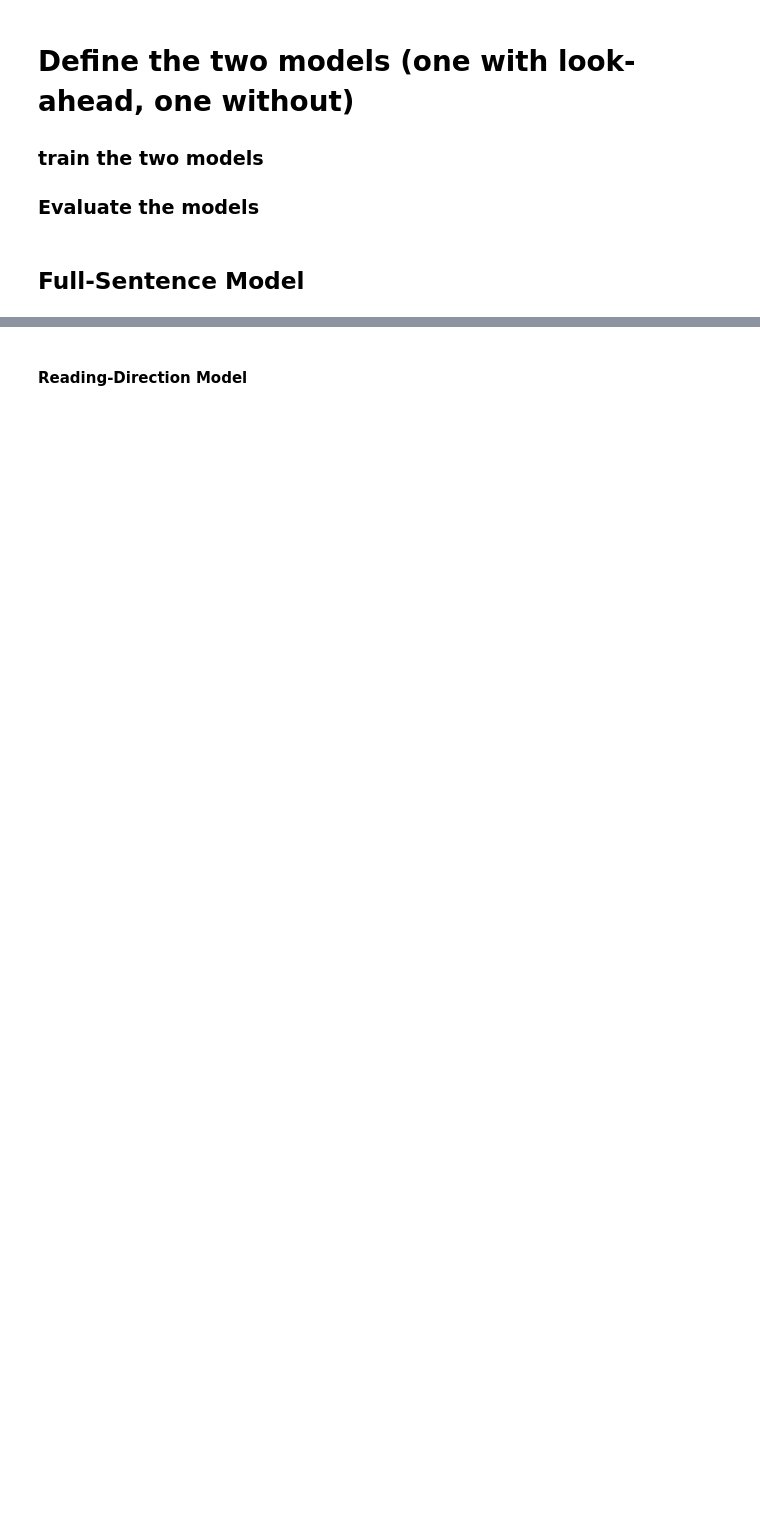
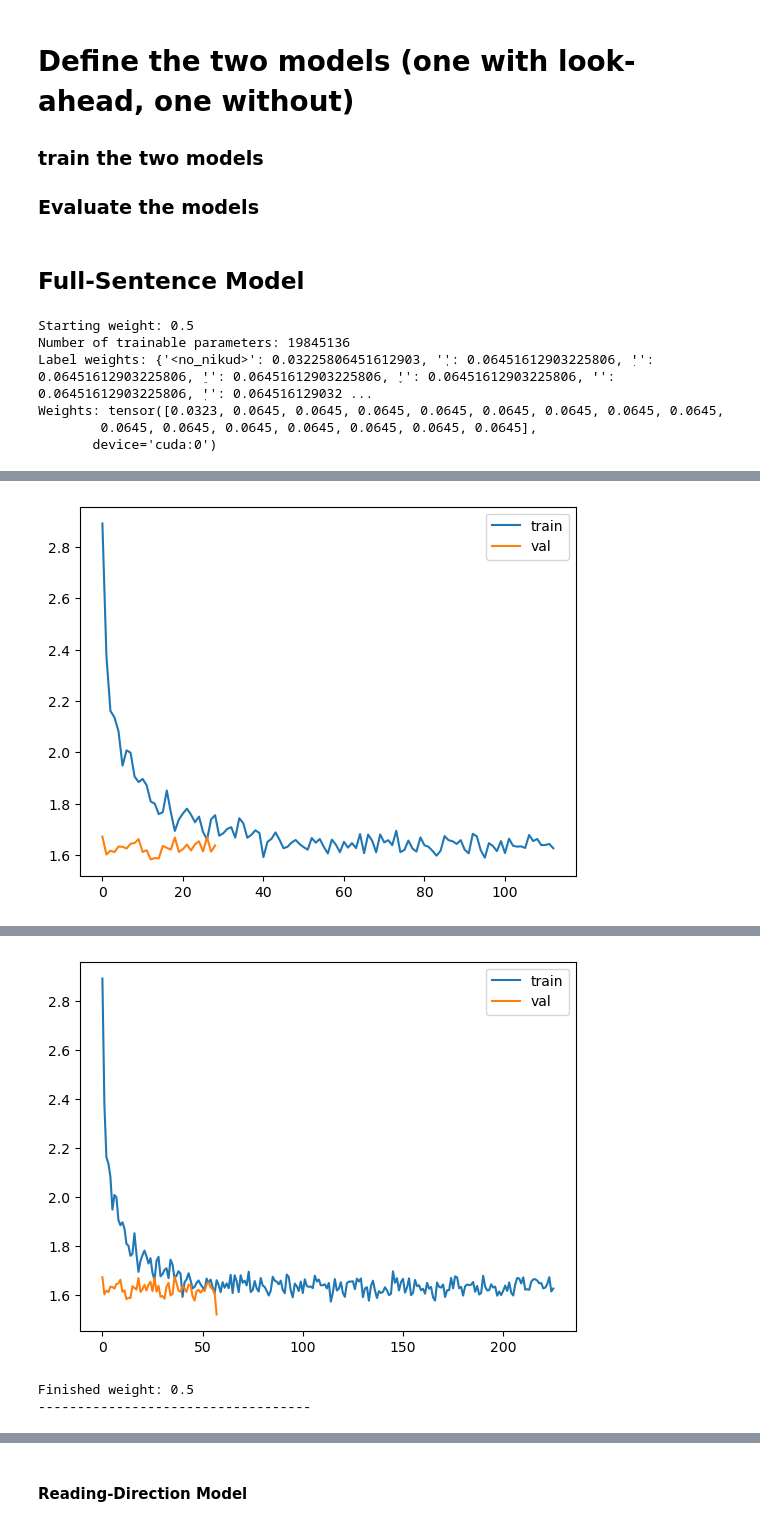
Before and after one commit to Lior-Baruch/Partial_Diacritization, a Jupyter notebook: PunctuationRestoration_DualModel.ipynb, the cells around one changed output, grey strips where cells are left out. Drawn from its saved outputs; the diff is of its cells as text; code cells hidden in the pictures; blank space fills up the shorter version.

Commit message:
implemented ipynb for transformer with masks

```diff
--- a/PunctuationRestoration_DualModel.ipynb
+++ b/PunctuationRestoration_DualModel.ipynb
@@ -702,18 +761,18 @@ print("train dataset[0] keys: ", train_dataset[0].keys())
 
 embedding_dim = 512
 
-class FullSentenceModel(nn.Module):
+class FullSentenceModel(nn.Module): # change transformer input/output like lstm
     """ Transformer model for Nikud restoration. """
-    def __init__(self, vocab_size, embedding_dim=512, nhead=8, num_layers=6, output_dim=len(label_to_id), dropout=0.1):
+    def __init__(self, vocab_size, embedding_dim=64, nhead=8, num_layers=6, output_dim=len(label_to_id), dropout=0.1):
         super(FullSentenceModel, self).__init__()
 
         # Non-pretrained embedding layer
         self.embedding = nn.Embedding(num_embeddings=vocab_size, embedding_dim=embedding_dim, padding_idx=0)
 
-        self.transformer = nn.Transformer(d_model=embedding_dim, nhead=nhead, num_encoder_layers=num_layers, num_decoder_layers=num_layers, dropout=dropout, activation='relu')
+        # self.transformer = nn.Transformer(d_model=embedding_dim, nhead=nhead, num_encoder_layers=num_layers, num_decoder_layers=num_layers, dropout=dropout, activation='relu')
 
         # try with just encoder
-        #self.transformer = nn.TransformerEncoder(nn.TransformerEncoderLayer(d_model=embedding_dim, nhead=nhead, dropout=dropout), num_layers=num_layers)
+        self.transformer = nn.TransformerEncoder(nn.TransformerEncoderLayer(d_model=embedding_dim, nhead=nhead, dropout=dropout), num_layers=num_layers)
 
         self.fc = nn.Linear(embedding_dim, output_dim)
 
@@ -723,8 +782,8 @@ class FullSentenceModel(nn.Module):
         characters_embeddings = self.embedding(sentence)
 
         # Pass through transformer
-        characters_after_transformer_layers = self.transformer(characters_embeddings, characters_embeddings)
-        #characters_after_transformer_layers = self.transformer(characters_embeddings)
+        #characters_after_transformer_layers = self.transformer(characters_embeddings, characters_embeddings) # tgt = Nikud, need to add mask
+        characters_after_transformer_layers = self.transformer(characters_embeddings)
 
         # Pass through fully connected layer
         predictions = self.fc(characters_after_transformer_layers)
@@ -805,6 +864,7 @@ def train_full_model(model, dataloader, optimizer, criterion):
         epoch_loss += loss.item()
     return epoch_loss / len(dataloader)
 
+
 # define the evaluation loop
 def evaluate_full_model(model, dataloader, criterion):
     model.eval()
@@ -820,6 +880,7 @@ def evaluate_full_model(model, dataloader, criterion):
             val_loss_history.append(loss.item())
             epoch_loss += loss.item()
     return epoch_loss / len(dataloader)
+
 
 # define the training and evaluation loop
 def train_and_evaluate_full_model(model, train_dataloader, val_dataloader, optimizer, criterion, epochs=5):
@@ -858,19 +919,33 @@ def hyperparameter_grid_search():
 # print number of trainable parameters
 # print(f'Number of trainable parameters: {sum(p.numel() for p in model.parameters() if p.requires_grad)}')
 
-label_weights_list = [1]#, 0.5, 0.33, 0.25]
+label_weights_list = [0.5]#, 0.5, 0.33, 0.25]
 for weight in label_weights_list:
     train_loss_history = []
     print(f'Starting weight: {weight}')
+    # define the model
     full_sentence_model = FullSentenceModel(vocab_size, nhead=8, num_layers=6, embedding_dim=512).to(device)
     print(f'Number of trainable parameters: {sum(p.numel() for p in full_sentence_model.parameters() if p.requires_grad)}')
+    # define the optimizer
     optimizer = torch.optim.Adam(full_sentence_model.parameters(), lr=0.0001)
     # Define AdamW optimizer
-    # optimizer = torch.optim.AdamW(model.parameters(), lr=0.0001)
     scheduler = StepLR(optimizer, step_size=1, gamma=0.9)
+    # define the label weights for the loss function
     label_weights = set_no_nikud_weight(weight)
+    print(f'Label weights: {label_weights}')
+    # sort label weights by label id
+    label_weights = {label_to_id[k]: v for k, v in sorted(label_weights.items(), key=lambda item: item[0])}
     weights = torch.tensor(list(label_weights.values())).to(device)
+    print(f'Weights: {weights}')
+    # define the loss function with the label weights
     criterion = nn.CrossEntropyLoss(ignore_index=len(label_to_id), weight=weights).to(device)
     train_and_evaluate_full_model(full_sentence_model, train_loader, val_loader, optimizer, criterion, epochs=2)
     print(f'Finished weight: {weight}')
     print('-----------------------------------')
+# %% [output]
+Starting weight: 0.5
+Number of trainable parameters: 19845136
+Label weights: {'<no_nikud>': 0.03225806451612903, 'ְ': 0.06451612903225806, 'ִ': 0.06451612903225806, 'ֵ': 0.06451612903225806, 'ֶ': 0.06451612903225806, 'ֹ': 0.06451612903225806, 'ֽ': 0.064516129032 ...
+Weights: tensor([0.0323, 0.0645, 0.0645, 0.0645, 0.0645, 0.0645, 0.0645, 0.0645, 0.0645,
+        0.0645, 0.0645, 0.0645, 0.0645, 0.0645, 0.0645, 0.0645],
+       device='cuda:0')
@@ -876,0 +953 @@ for weight in label_weights_list:
+[figure, added]
@@ -877,3 +955,6 @@ for weight in label_weights_list:
+[figure, added]
+Finished weight: 0.5
+-----------------------------------
 # %%
 def predict_full_model(model, test_loader):
     """
```
Also changed, not shown: parts of 19 cells of this notebook, 1 other file.
